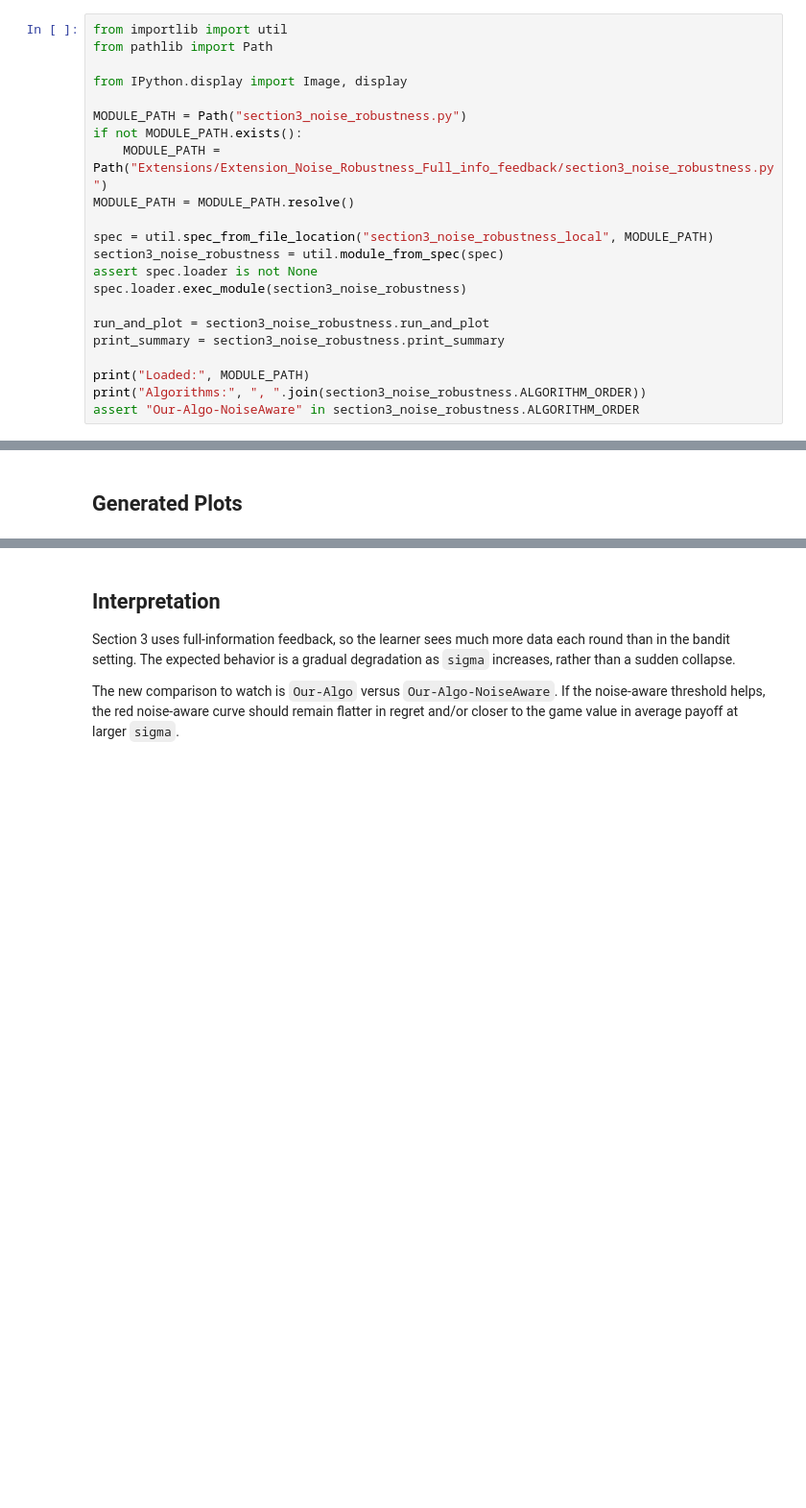
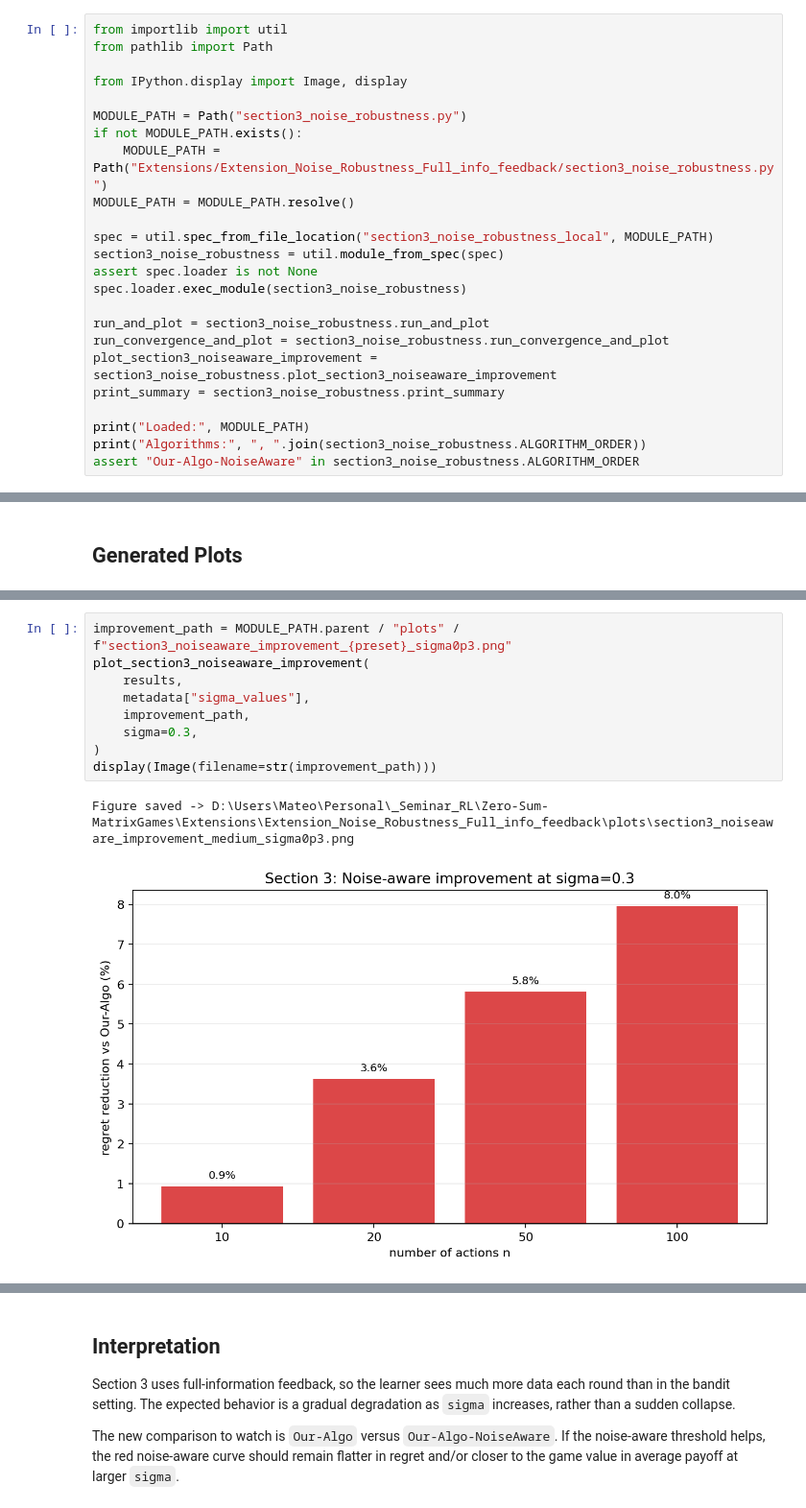
Before and after one commit to MateoLopez00/Zero-Sum-MatrixGames, a Jupyter notebook: Extensions/Extension_Noise_Robustness_Full_info_feedback/section3_noise_robustness.ipynb, the cells around one changed output, grey strips where cells are left out. Shown at 96% size. Cells and saved outputs as stored; diff of their text form; blank space fills up the shorter version.

```diff
--- a/Extensions/Extension_Noise_Robustness_Full_info_feedback/section3_noise_robustness.ipynb
+++ b/Extensions/Extension_Noise_Robustness_Full_info_feedback/section3_noise_robustness.ipynb
@@ -19,6 +19,8 @@ assert spec.loader is not None
 spec.loader.exec_module(section3_noise_robustness)
 
 run_and_plot = section3_noise_robustness.run_and_plot
+run_convergence_and_plot = section3_noise_robustness.run_convergence_and_plot
+plot_section3_noiseaware_improvement = section3_noise_robustness.plot_section3_noiseaware_improvement
 print_summary = section3_noise_robustness.print_summary
 
 print("Loaded:", MODULE_PATH)
@@ -70,3 +76,15 @@ metadata
+# %%
+improvement_path = MODULE_PATH.parent / "plots" / f"section3_noiseaware_improvement_{preset}_sigma0p3.png"
+plot_section3_noiseaware_improvement(
+    results,
+    metadata["sigma_values"],
+    improvement_path,
+    sigma=0.3,
+)
+display(Image(filename=str(improvement_path)))
+# %% [output]
+Figure saved -> D:\Users\Mateo\Personal\_Seminar_RL\Zero-Sum-MatrixGames\Extensions\Extension_Noise_Robustness_Full_info_feedback\plots\section3_noiseaware_improvement_medium_sigma0p3.png
+[figure, added]
 # %%
 display(Image(filename=str(regret_path)))
 display(Image(filename=str(payoff_path)))
```
Also changed, not shown: parts of 6 cells of this notebook, 8 other files.
